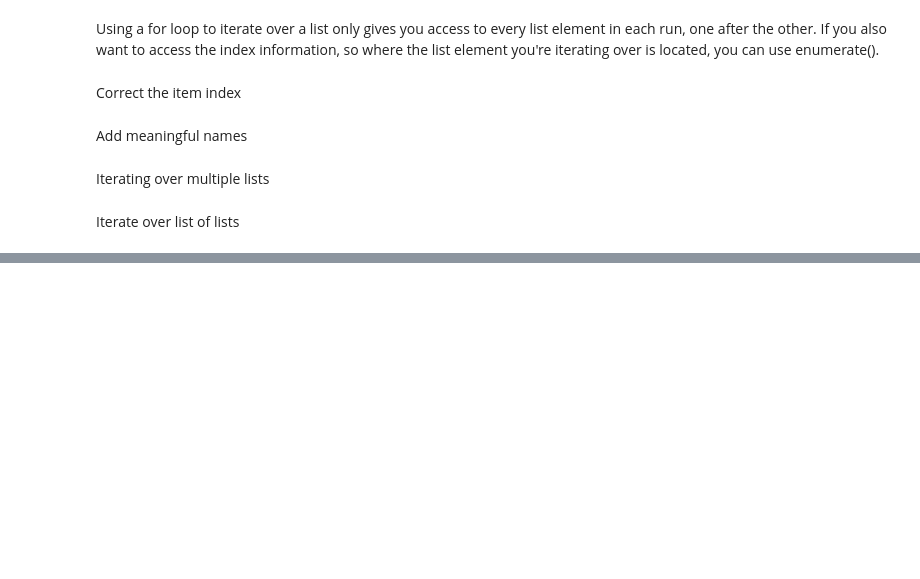
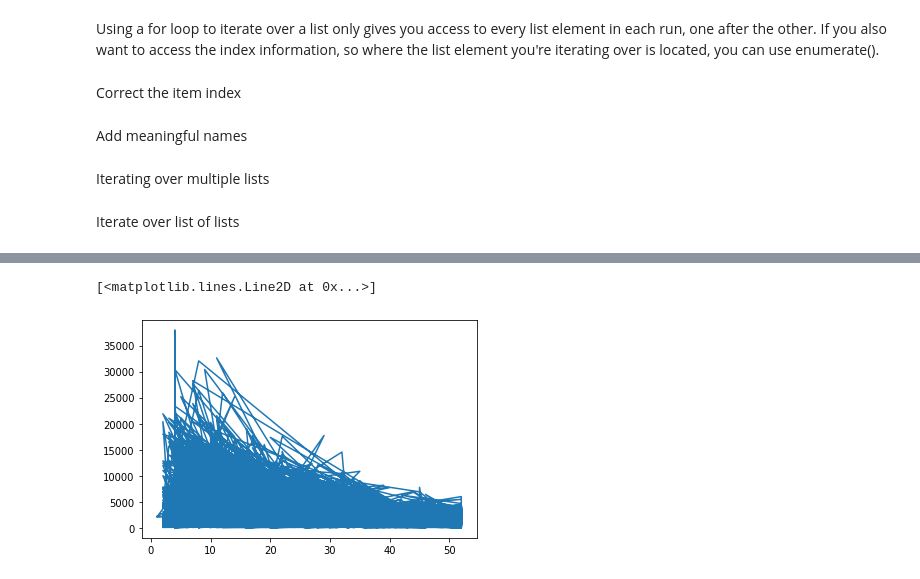
Before and after one commit to pallavrouth/AI-Bootcamp, a Jupyter notebook: Intermediate_python.ipynb, the cells around one changed output, grey strips where cells are left out. Saved outputs shown, nothing was run; the diff lists cells and outputs as text; code cells hidden in the pictures; blank space fills up the shorter version.

```diff
--- a/Intermediate_python.ipynb
+++ b/Intermediate_python.ipynb
@@ -396,0 +404,2 @@ for set in prices:
+# %%
+data = pd.read_csv("/content/sample_data/california_housing_train.csv")
@@ -396,0 +415,8 @@ for set in prices:
+# %%
+age = list(data['housing_median_age'])
+rooms = list(data['total_rooms'])
+# %%
+plt.plot(age,rooms)
+# %% [output]
+[<matplotlib.lines.Line2D at 0x...>]
+[figure, added]
```
Also changed, not shown: parts of 16 cells of this notebook.
